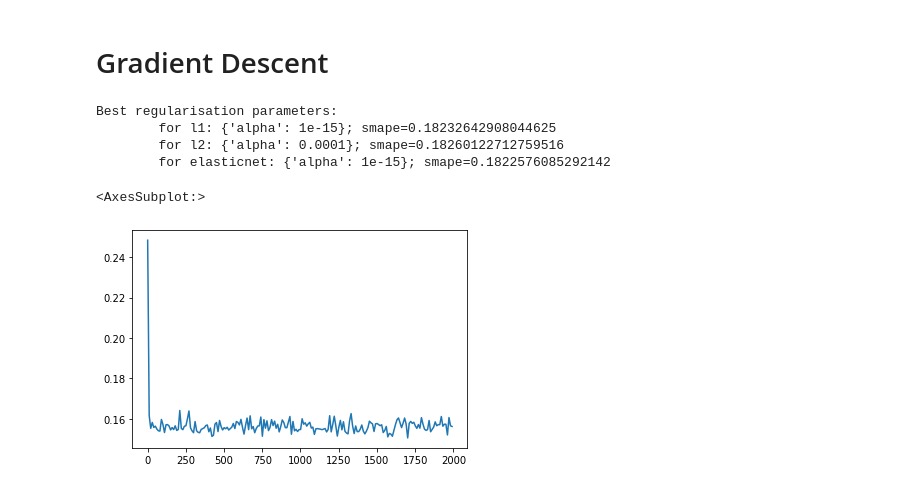
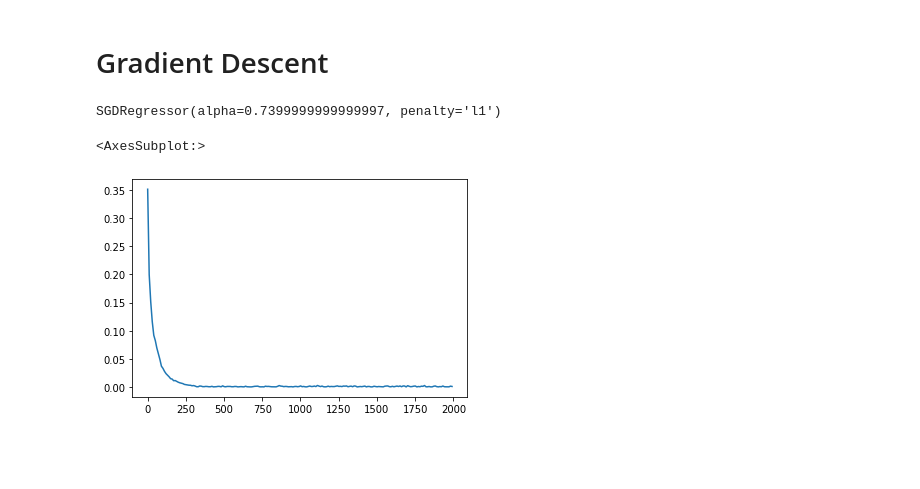
Before and after one commit to rutaolta/ML, a Jupyter notebook: HW2/lr.ipynb, the cells around one changed output. Cells and saved outputs as stored; diff of their text form; code cells hidden in the pictures; blank space fills up the shorter version.

```diff
--- a/HW2/lr.ipynb
+++ b/HW2/lr.ipynb
@@ -117,19 +116,19 @@ def prepare_data():
     data_train = data[0]["objects"]
     data_test = data[1]["objects"]
 
-    # data_train = MinMaxScaler().fit_transform(X=data_train)
-    # data_test = MinMaxScaler().fit_transform(X=data_test)
-
-    data_train = data_train.apply(normalize, axis=1)
-    data_test = data_test.apply(normalize, axis=1)
-
     y_train = data_train.iloc[:,-1]
     X_train = data_train.iloc[:,:-1]
 
     y_test = data_test.iloc[:,-1]
     X_test = data_test.iloc[:,:-1]
 
-    return X_train, y_train, X_test, y_test
+
+    scaler = MinMaxScaler()
+    scaler.fit(X_train)
+    X_train_ = pd.DataFrame(scaler.transform(X_train))
+    X_test_ = pd.DataFrame(scaler.transform(X_test))
+
+    return X_train_, y_train, X_test_, y_test
 # %%
 X_train, y_train, X_test, y_test = prepare_data()
 X_train
@@ -239,32 +238,27 @@ def smape(actual: np.ndarray, predicted: np.ndarray):
     Note: result is NOT multiplied by 100
     """
     return np.mean(2.0 * np.abs(actual - predicted) / ((np.abs(actual) + np.abs(predicted)) + EPSILON))
-# %%
-#Lasso(L1) ,Ridge(L2) and Elastic-Net(L1/L2) Regularization
-param_grid={
-    "alpha": [1e-15,1e-10,1e-5,1e-4,1e-3,1e-2,1e-1,1,2,3,4,5,10,15]
-}
-print("Best regularisation parameters:")
-for penalty in ['l1', 'l2', 'elasticnet']:
-    regr = SGDRegressor(max_iter=2000, penalty=penalty, loss="huber")
-    grid = GridSearchCV(regr, param_grid, n_jobs = 10, scoring=make_scorer(smape))
-    grid.fit(X_train, y_train.ravel())
-    y_pred = grid.predict(X_test)
-    print(f"\tfor {penalty}: {grid.best_params_}; smape={grid.best_score_}")
-# %% [output]
-Best regularisation parameters:
-        for l1: {'alpha': 1e-15}; smape=0.18232642908044625
-        for l2: {'alpha': 0.0001}; smape=0.18260122712759516
-        for elasticnet: {'alpha': 1e-15}; smape=0.1822576085292142
+# %%
+alpha = list(np.arange(0.1, 1, 0.01))
+penalty = ['l2', 'l1', 'elasticnet']
+hyperparameters = dict(alpha=alpha, penalty = penalty)
+
+regr = SGDRegressor(max_iter=1000)
+clf = GridSearchCV(regr, hyperparameters, cv=20)
+model = clf.fit(X_train,y_train)
+# %%
+model.best_estimator_
+# %% [output]
+SGDRegressor(alpha=0.7399999999999997, penalty='l1')
 # %%
 scores_smape = dict()
 
 for iteration in range(1, 2000, 10):
-    regr = SGDRegressor(max_iter=iteration, penalty='l1', alpha=1e-15)
-    regr.fit(X_train, y_train.ravel())
-    scores_smape[iteration] = smape(y_test.ravel(), regr.predict(X_test))
+    regr = SGDRegressor(max_iter=iteration, penalty='l1', alpha=0.74)
+    regr.fit(X_train, y_train)
+    scores_smape[iteration] = smape(y_test, regr.predict(X_test))
 
 sns.lineplot(x=scores_smape.keys(), y=scores_smape.values())
 # %% [output]
 <AxesSubplot:>
-[figure, old version]
+[figure, new version]
```
Also changed, not shown: parts of 4 cells of this notebook, 8 other files.
